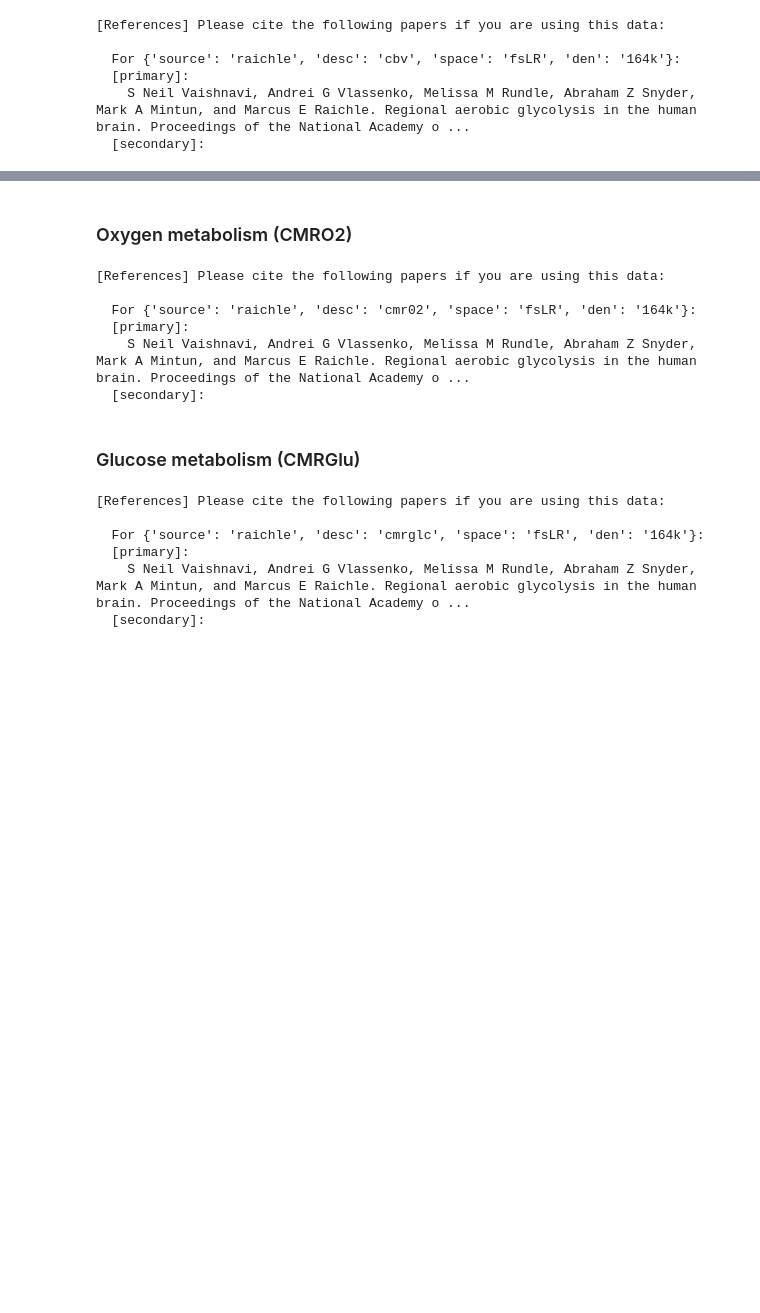
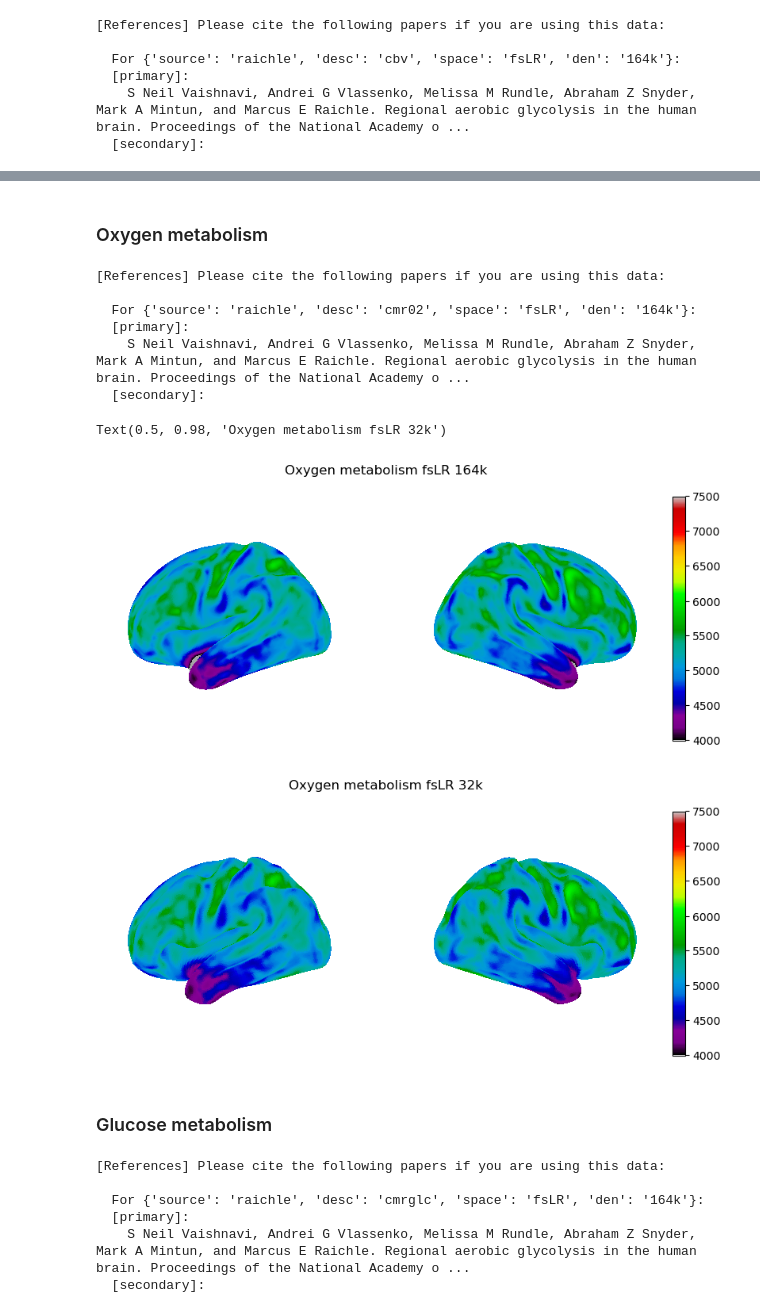
Before and after one commit to katrinasuherman/neuromaps-schizophrenia-thinning, a Jupyter notebook: transformations.ipynb, the cells around one changed output, grey strips where cells are left out. Drawn from its saved outputs; the diff is of its cells as text; code cells hidden in the pictures; blank space fills up the shorter version.

```diff
--- a/transformations.ipynb
+++ b/transformations.ipynb
@@ -516,5 +423,5 @@ cbv_fsLR32k = fslr_to_fslr(cbv, target_density='32k')
 # %% [markdown]
-### Oxygen metabolism (CMRO2)
+### Oxygen metabolism
 # %%
 cmro2 = fetch_annotation(source='raichle', desc='cmr02', space='fsLR', den='164k')
 cmro2_fsLR32k = fslr_to_fslr(cmro2, target_density='32k')
@@ -525,8 +432,26 @@ cmro2_fsLR32k = fslr_to_fslr(cmro2, target_density='32k')
   [primary]:
     S Neil Vaishnavi, Andrei G Vlassenko, Melissa M Rundle, Abraham Z Snyder, Mark A Mintun, and Marcus E Raichle. Regional aerobic glycolysis in the human brain. Proceedings of the National Academy o ...
   [secondary]:
+# %%
+fig16, cbar16 = plot_surf_lateral_only(
+    cmro2, template='fsLR', density='164k',
+    cmap='nipy_spectral', colorbar='shared', cbar_location='right', wspace=0.18,
+    vmin=4000, vmax=7500
+)
+fig16.suptitle('Oxygen metabolism fsLR 164k', y=0.98)
+
+fig17, cbar17 = plot_surf_lateral_only(
+    cmro2_fsLR32k, template='fsLR', density='32k',
+    cmap='nipy_spectral', colorbar='shared', cbar_location='right', wspace=0.18,
+    vmin=4000, vmax=7500
+)
+fig17.suptitle('Oxygen metabolism fsLR 32k', y=0.98)
+# %% [output]
+Text(0.5, 0.98, 'Oxygen metabolism fsLR 32k')
+[figure, added]
+[figure, added]
 # %% [markdown]
-### Glucose metabolism (CMRGlu)
+### Glucose metabolism
 # %%
 cmrglc = fetch_annotation(source='raichle', desc='cmrglc', space='fsLR', den='164k')
 cmrglc_fsLR32k = fslr_to_fslr(cmrglc, target_density='32k')
```
Also changed, not shown: parts of 17 cells of this notebook.
